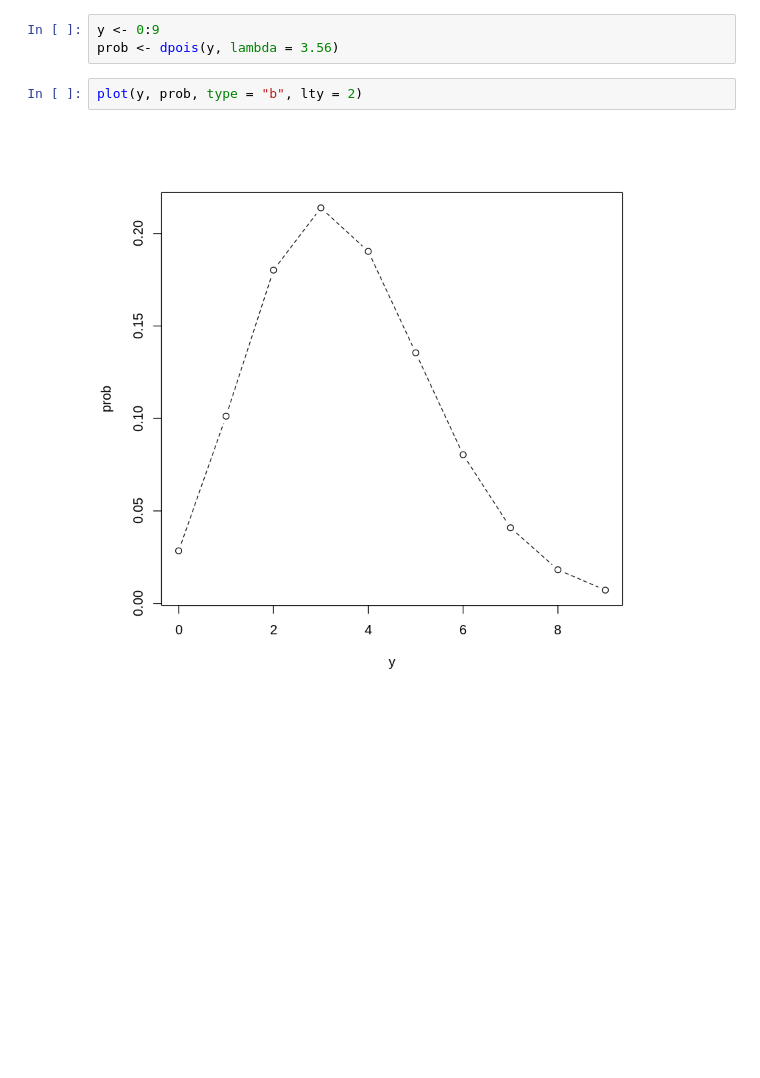
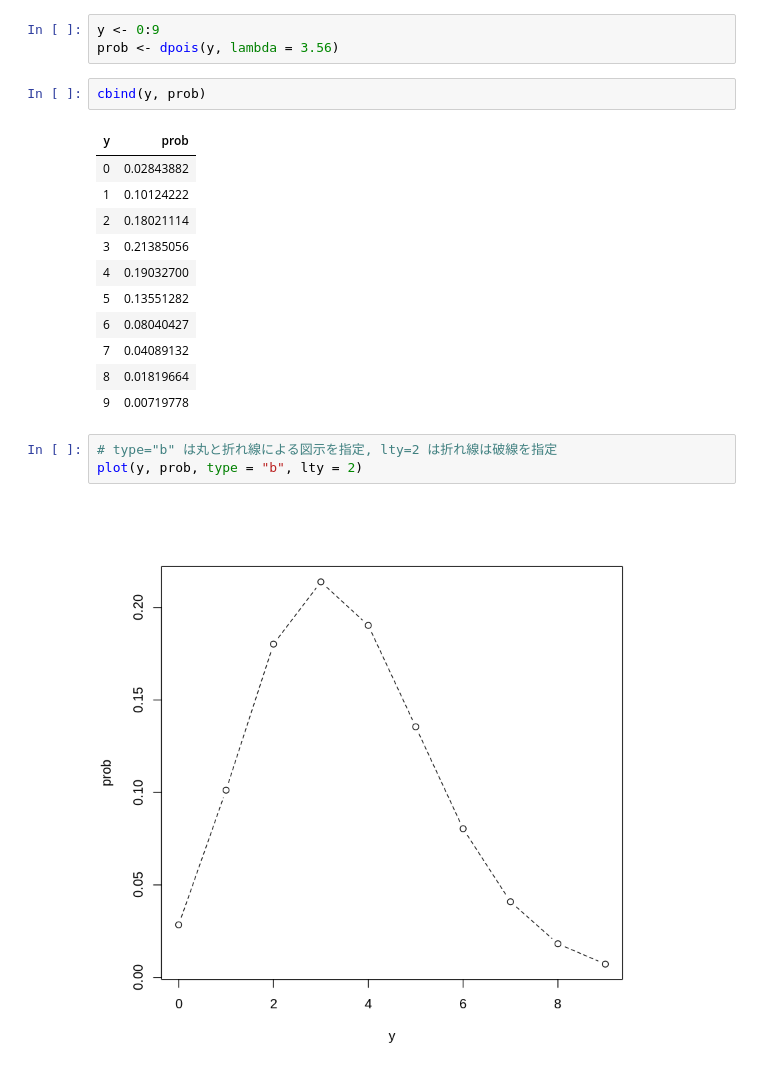
Before and after one commit to naoiwata/my-data-analysis, a Jupyter notebook: glm-book-chapter2.ipynb, the cells around one changed output. Saved outputs shown, nothing was run; the diff lists cells and outputs as text; blank space fills up the shorter version.

```diff
--- a/glm-book-chapter2.ipynb
+++ b/glm-book-chapter2.ipynb
@@ -34,7 +61,22 @@ sd(data)
 # %%
 y <- 0:9
 prob <- dpois(y, lambda = 3.56)
+# %%
+cbind(y, prob)
+# %% [output]
+| y | prob |
+| 0 | 0.02843882 |
+| 1 | 0.10124222 |
+| 2 | 0.18021114 |
+| 3 | 0.21385056 |
+| 4 | 0.19032700 |
+| 5 | 0.13551282 |
+| 6 | 0.08040427 |
+| 7 | 0.04089132 |
+| 8 | 0.01819664 |
+| 9 | 0.00719778 |
 # %%
+# type="b" は丸と折れ線による図示を指定, lty=2 は折れ線は破線を指定
 plot(y, prob, type = "b", lty = 2)
 # %% [output]
 [figure]
```
Also changed, not shown: parts of 8 cells of this notebook, 2 other files.
